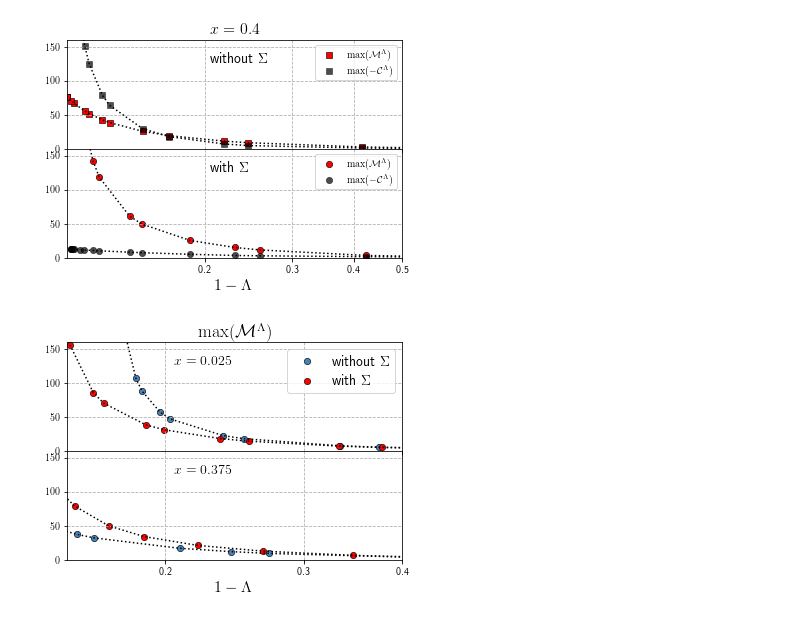
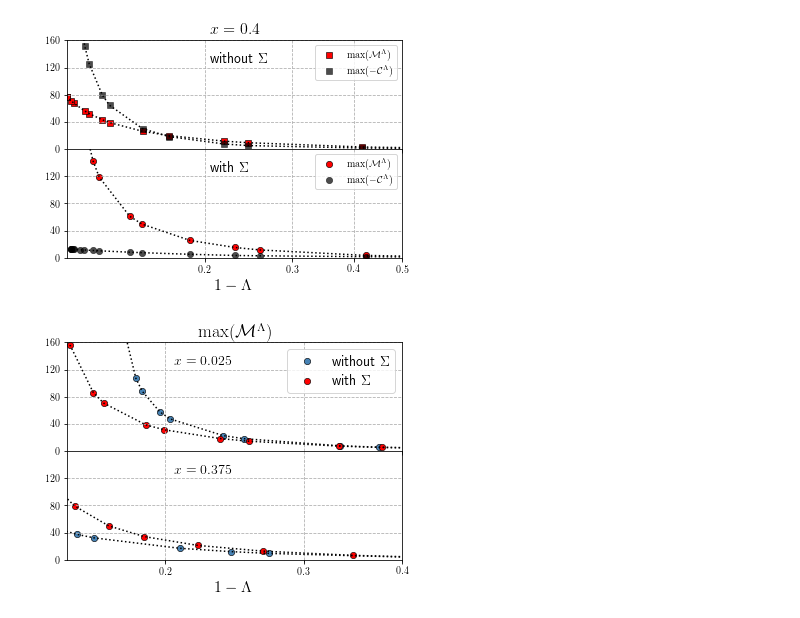
Before and after one commit to Ciro-Taranto/fRG_paper, a Jupyter notebook: scripts/TMP_fromhome.ipynb, the cells around one changed output. Cells and saved outputs as stored; diff of their text form; code cells hidden in the pictures.

```diff
--- a/scripts/TMP_fromhome.ipynb
+++ b/scripts/TMP_fromhome.ipynb
@@ -10,7 +10,7 @@ import os
 from matplotlib import colors as mcolors
 # %%
 def myform(a):
-    return "{:3.1f}".format(a)
+    return r"${:3.1f}$".format(a)
 def readdata(filename, occupation):
     unsortdata =  np.loadtxt(filename,comments="#")
     unsortsel = unsortdata[unsortdata[:,4]==occupation]
@@ -29,36 +29,39 @@ def complot(x,y,col,mark,al,lin,collab = None ):
 filename = "../data/rawdata_phasediag_tpri080.txt"
 top, bottom = readdata(filename,0.600)
 ax1 = plt.subplot(211)
 plt.title(r'$x=0.4$',fontsize = 16)
 complot((top[:,0]),4*top[:,8],'red','s',1.0,'dotted',collab=r'$\mathrm{max}(\mathcal{M}^\Lambda)$')
 complot((top[:,0]),4*top[:,9],'black','s',0.7,'dotted',collab=r'$\mathrm{max}(-\mathcal{C}^\Lambda)$')
 ax1.tick_params(axis='x',which='both',labelbottom='off')
 ax2 = plt.subplot(212)
 complot((bottom[:,0]),4*bottom[:,8],'red','o',1.0,'dotted',collab=r'$\mathrm{max}(\mathcal{M}^\Lambda)$')
 complot((bottom[:,0]),4*bottom[:,9],'black','o',0.7,'dotted',collab=r'$\mathrm{max}(-\mathcal{C}^\Lambda)$')
 
 for ax in (ax1,ax2):
     ax.set_xscale('log')
     ax.set_ylim([0.,4*40.])
-    ax.set_yticks(np.arange(0.,4*40.,50.))
     ax.set_xticks(np.arange(0.,1.,0.1))
     ax.set_xlim([np.min([top[-1,0],bottom[-1,0]]),0.5])
     ax.xaxis.grid(linestyle = 'dashed')
     ax.yaxis.grid(linestyle = 'dashed')
     ax.legend()
+
+ax1.set_yticks(np.arange(0.,4*40.+1,40.))
+ax2.set_yticks(np.arange(0., 4*40.,40.))
+
 ax2.set_xlabel(r'$1-\Lambda$',fontsize=16)
 xt= 0.205
 yt= 4*32.
 ax1.text(xt,yt,r'without $\Sigma$',fontsize=14)
 ax2.text(xt,yt,r'with $\Sigma$',fontsize=14)
 ax2.tick_params(axis='x',which= 'major', labelbottom='on' )
 ax2.tick_params(axis='x', which= 'minor', labelbottom='off')
 ax2.set_xticklabels([myform(a) for a in np.arange(0.,1.,0.1)])
 plt.subplots_adjust(hspace=0)
-namefig = '../images/juppy/chargeproblem_MC_vs_Lambda_fix_occ.png'
+namefig = '../images/chargeproblem_MC_vs_Lambda_fix_occ.png'
 plt.savefig(namefig, dpi=300)
 # %% [output]
-[figure, old version]
+[figure, new version]
 # %%
 filename = "../data/rawdata_phasediag_tpri080.txt"
 top, bottom = readdata(filename,0.975)
@@ -75,12 +78,15 @@ complot((bottom1[:,0]),4*bottom1[:,8],'red','o',1.0,'dotted',collab=r'with $\Sig
 for ax in (ax1,ax2):
     ax.set_xscale('log')
     ax.set_ylim([0.,4*40.])
-    ax.set_yticks(np.arange(0.,4*40.,50.))
     ax.set_xticks(np.arange(0.,1.,0.1))
     #ax.set_xlim([np.max([top[-1,0],bottom[-1,0],top[-1,0],bottom[-1,0]]),0.5])
     ax.set_xlim([0.15,0.4])
     ax.xaxis.grid(linestyle = 'dashed')
     ax.yaxis.grid(linestyle = 'dashed')
+
+ax1.set_yticks(np.arange(0.,4*40.+1,40.))
+ax2.set_yticks(np.arange(0.,4*40.,40.))
+
 ax1.legend(loc=1,fontsize=14)
 ax2.set_xlabel(r'$1-\Lambda$', fontsize =16)
 xt= 0.205
@@ -90,8 +96,9 @@ ax2.text(xt,yt,r'$x=0.375$',fontsize=14)
 ax2.tick_params(axis='x',which= 'major', labelbottom='on' )
 ax2.tick_params(axis='x', which= 'minor', labelbottom='off')
 ax2.set_xticklabels([myform(a) for a in np.arange(0.,1.,0.1)])
+yti = [myform(a) for a in np.arange(0.,3*40.,50.)]
 plt.subplots_adjust(hspace=0)
-namefig = '../images/juppy/chargeproblem_M_vs_Lambda_diff_occ.png'
+namefig = '../images/chargeproblem_M_vs_Lambda_diff_occ.png'
 plt.savefig(namefig, dpi=300)
 # %% [output]
-[figure, old version]
+[figure, new version]
```
Also changed, not shown: 26 other files.
